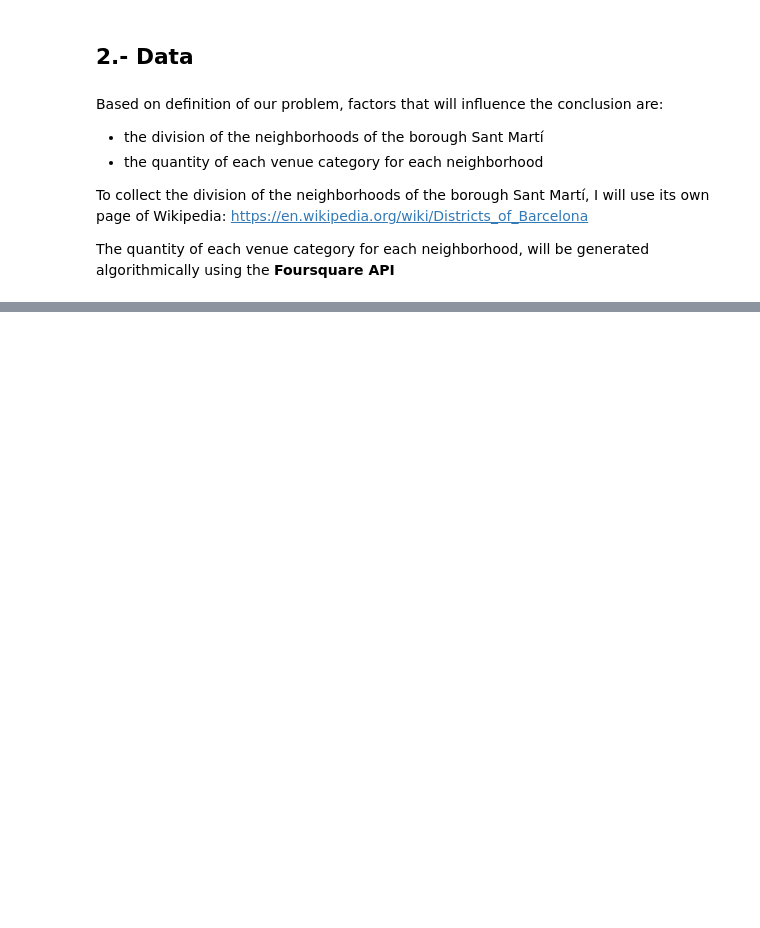
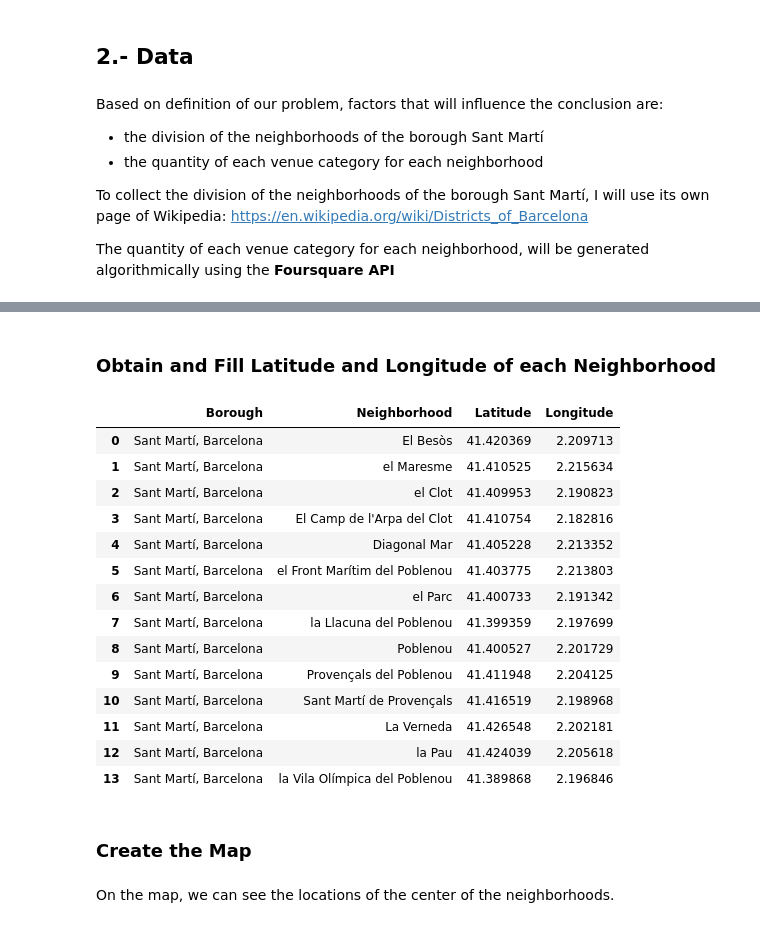
Before and after one commit to AngelMartiLink/Coursera_Capstone, a Jupyter notebook: Capstone Project - The Battle of Neighborhoods.ipynb, the cells around one changed output, grey strips where cells are left out. Cells and saved outputs as stored; diff of their text form; code cells hidden in the pictures; blank space fills up the shorter version.

```diff
--- a/Capstone Project - The Battle of Neighborhoods.ipynb
+++ b/Capstone Project - The Battle of Neighborhoods.ipynb
@@ -30,0 +71,6 @@ The quantity of each venue category for each neighborhood, will be generated alg
+# %%
+column_names = ["Borough", "Neighborhood"]
+pd.set_option('max_colwidth', 300)
+
+DataFrame = pd.DataFrame(columns=column_names)
+DataFrame
@@ -30,0 +111,18 @@ The quantity of each venue category for each neighborhood, will be generated alg
+# %%
+# define the dataframe columns
+column_names = ["Borough", "Neighborhood"]
+
+# instantiate the dataframe
+neighborhoods = pd.DataFrame(columns=column_names)
+
+d = 0
+i = 0
+for bor in DataFrame["Borough"]:
+    for data in DataFrame.loc[i, "Neighborhood"].replace(" i ", ", ").split(", "):
+        neighborhoods.loc[d, "Borough"] = DataFrame.loc[i, "Borough"]
+        neighborhoods.loc[d, "Neighborhood"] = data
+        d = d+1
+    i = i+1
+
+DataFrame = neighborhoods
+DataFrame
@@ -30,0 +145,32 @@ The quantity of each venue category for each neighborhood, will be generated alg
+# %% [markdown]
+<h3>Obtain and Fill Latitude and Longitude of each Neighborhood</h3>
+# %%
+for b in range(len(DataFrame)):
+    address = DataFrame.loc[b, "Neighborhood"] + ", " + DataFrame.loc[b, "Borough"]
+
+    geolocator = Nominatim(user_agent="foursquare_agent")
+    location = geolocator.geocode(address)
+    DataFrame.loc[b, "Latitude"] = location.latitude
+    DataFrame.loc[b, "Longitude"] = location.longitude
+
+DataFrame
+# %% [output]
+|  | Borough | Neighborhood | Latitude | Longitude |
+| 0 | Sant Martí, Barcelona | El Besòs | 41.420369 | 2.209713 |
+| 1 | Sant Martí, Barcelona | el Maresme | 41.410525 | 2.215634 |
+| 2 | Sant Martí, Barcelona | el Clot | 41.409953 | 2.190823 |
+| 3 | Sant Martí, Barcelona | El Camp de l'Arpa del Clot | 41.410754 | 2.182816 |
+| 4 | Sant Martí, Barcelona | Diagonal Mar | 41.405228 | 2.213352 |
+| 5 | Sant Martí, Barcelona | el Front Marítim del Poblenou | 41.403775 | 2.213803 |
+| 6 | Sant Martí, Barcelona | el Parc | 41.400733 | 2.191342 |
+| 7 | Sant Martí, Barcelona | la Llacuna del Poblenou | 41.399359 | 2.197699 |
+| 8 | Sant Martí, Barcelona | Poblenou | 41.400527 | 2.201729 |
+| 9 | Sant Martí, Barcelona | Provençals del Poblenou | 41.411948 | 2.204125 |
+| 10 | Sant Martí, Barcelona | Sant Martí de Provençals | 41.416519 | 2.198968 |
+| 11 | Sant Martí, Barcelona | La Verneda | 41.426548 | 2.202181 |
+| 12 | Sant Martí, Barcelona | la Pau | 41.424039 | 2.205618 |
+| 13 | Sant Martí, Barcelona | la Vila Olímpica del Poblenou | 41.389868 | 2.196846 |
+# %% [markdown]
+<h3>Create the Map</h3>
+# %% [markdown]
+On the map, we can see the locations of the center of the neighborhoods.
```
Also changed, not shown: parts of 65 cells of this notebook.
